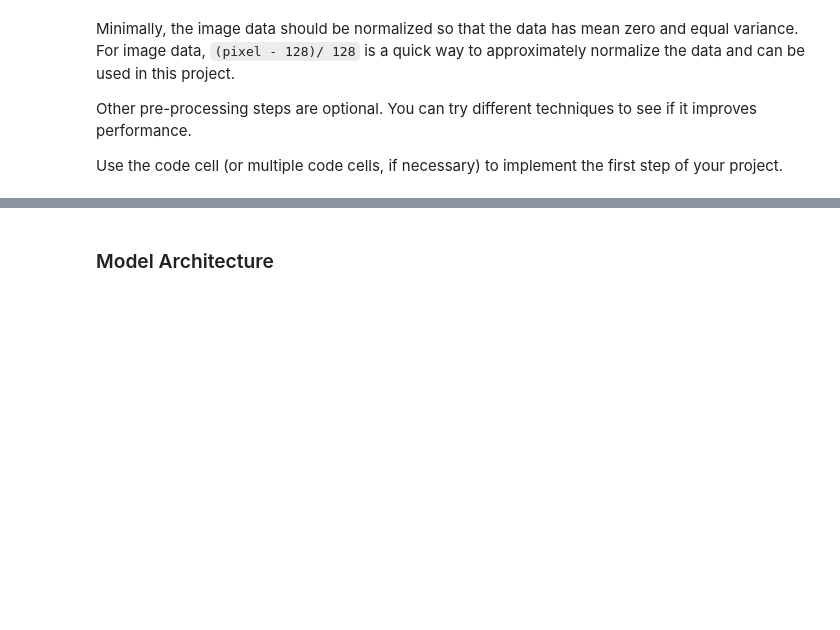
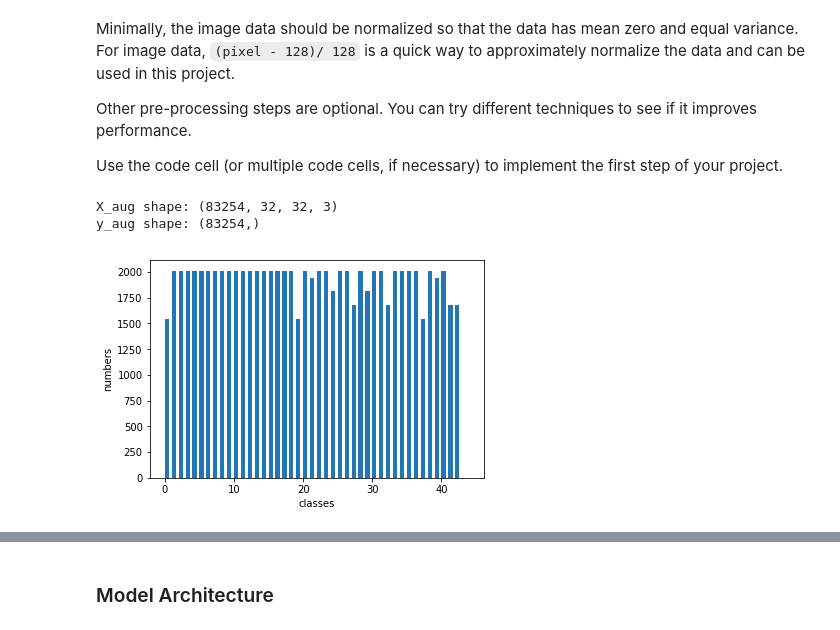
Before and after one commit to DavidYRB/CarND-Traffic-Sign-Classifier-Project, a Jupyter notebook: Traffic_Sign_Classifier.ipynb, the cells around one changed output, grey strips where cells are left out. Drawn from its saved outputs; the diff is of its cells as text; code cells hidden in the pictures; blank space fills up the shorter version.

```diff
--- a/Traffic_Sign_Classifier.ipynb
+++ b/Traffic_Sign_Classifier.ipynb
@@ -252,3 +252,19 @@ def augmentation(X_train, y_train):
     print('y_aug shape: {}'.format(y_aug.shape))
 
     return X_aug, y_aug
+# %%
+# preprocess pipeline
+
+# 1. transform and augmentation
+X_train_1, y_train_1 = augmentation(X_train, y_train)
+beams = [x for x in range(45)]
+# %% [output]
+X_aug shape: (83254, 32, 32, 3)
+y_aug shape: (83254,)
+# %%
+plt.hist(y_train_1, beams, histtype='bar', width=0.6)
+plt.xlabel('classes')
+plt.ylabel('numbers')
+plt.show()
+# %% [output]
+[figure, added]
```
Also changed, not shown: parts of 19 cells of this notebook, 14 other files.
